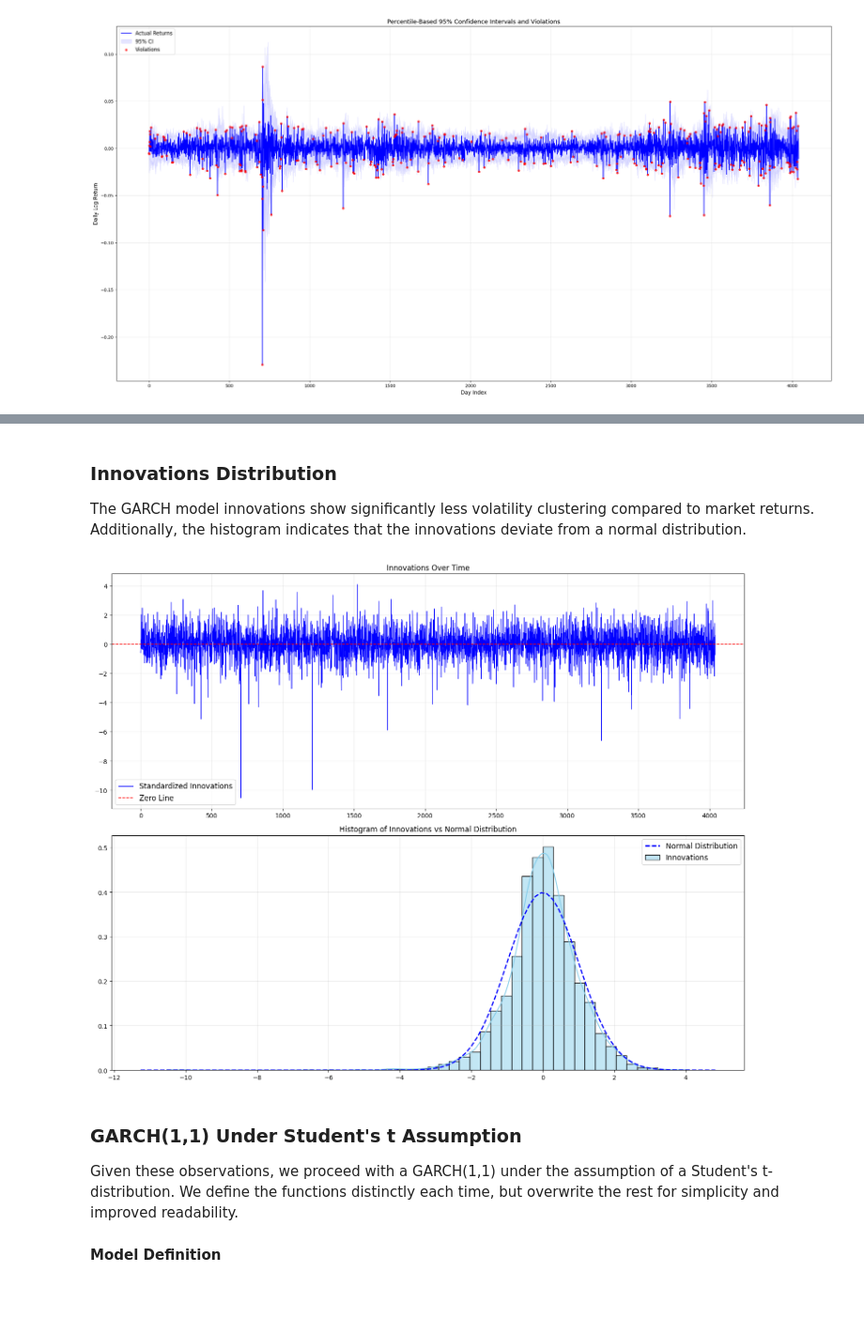
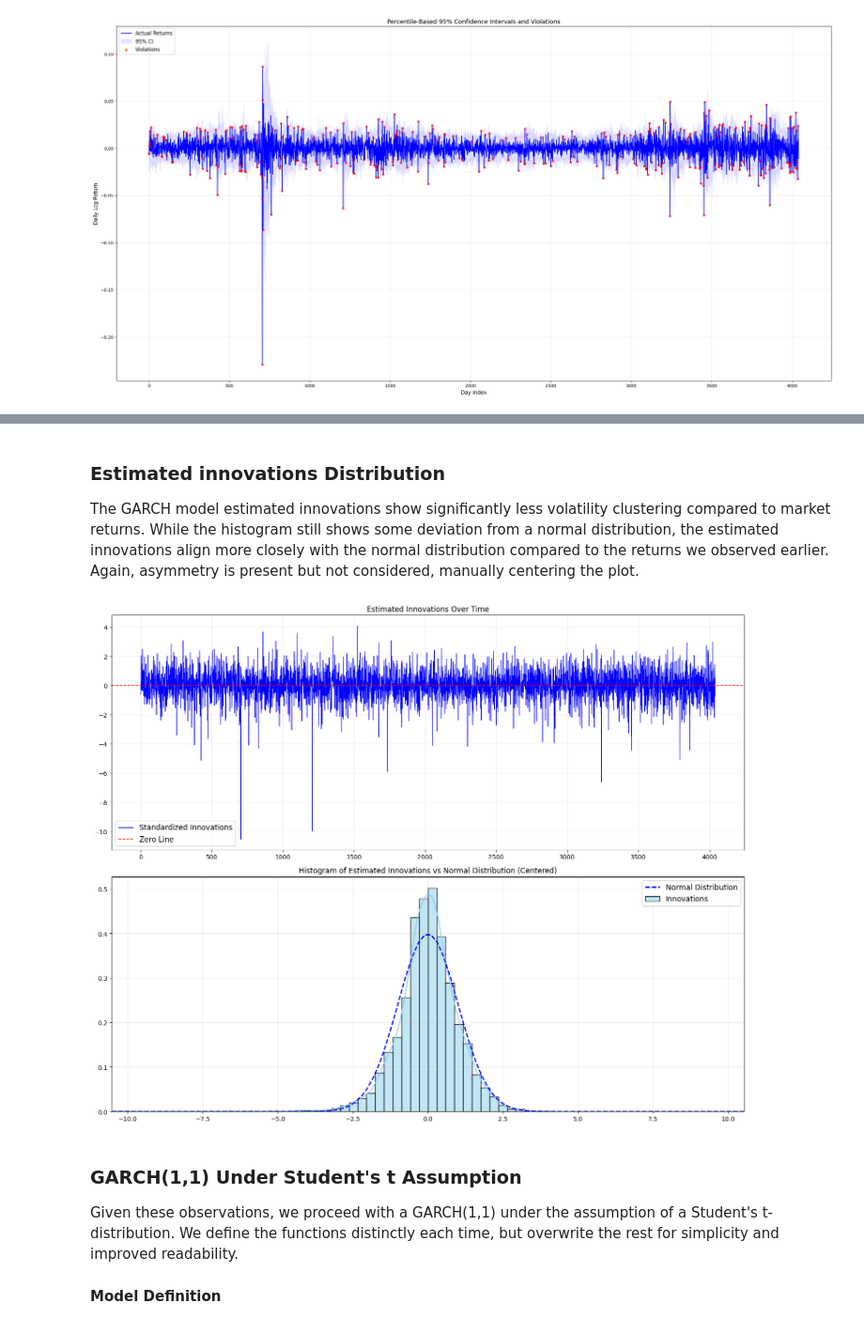
Before and after one commit to Alessandro-Dodon/garch, a Jupyter notebook: Garch.ipynb, the cells around one changed output, grey strips where cells are left out. Shown at 94% size. Cells and saved outputs as stored; diff of their text form; code cells hidden in the pictures; blank space fills up the shorter version.

```diff
--- a/Garch.ipynb
+++ b/Garch.ipynb
@@ -514,37 +519,43 @@ plt.show()
 # %% [markdown]
-### Innovations Distribution
-The GARCH model innovations show significantly less volatility clustering compared to market returns. Additionally, the histogram indicates that the innovations deviate from a normal distribution.
+### Estimated innovations Distribution
+The GARCH model estimated innovations show significantly less volatility clustering compared to market returns. While the histogram still shows some deviation from a normal distribution, the estimated innovations align more closely with the normal distribution compared to the returns we observed earlier. Again, asymmetry is present but not considered, manually centering the plot.
 # %%
 # Compute innovations
 innovations = returns / np.sqrt(filtered_variance)
 # %%
 plt.figure(figsize=(15, 12))
 
 # Plot innovations over time
 plt.subplot(2, 1, 1)
 plt.plot(innovations, color='blue', linewidth=0.8, label='Standardized Innovations')
 plt.axhline(y=0, color='red', linestyle='--', linewidth=1.2, label='Zero Line')
-plt.title("Innovations Over Time")
+plt.title("Estimated Innovations Over Time")
 plt.grid(alpha=0.3)
 plt.legend(fontsize=12)
 
 # Histogram of innovations vs normal distribution
 plt.subplot(2, 1, 2)
 sns.histplot(innovations, bins=50, kde=True, stat="density", color='skyblue', label="Innovations")
-xmin, xmax = plt.xlim()
-x = np.linspace(xmin, xmax, 100)
+
+# Center the histogram by setting symmetric x-limits
+max_abs = max(abs(np.min(innovations)), np.max(innovations))
+plt.xlim(-max_abs, max_abs)
+
+# Overlay the normal distribution
+x = np.linspace(-max_abs, max_abs, 100)
 p = norm.pdf(x, 0, 1)
 plt.plot(x, p, 'b--', linewidth=2, label="Normal Distribution")
-plt.title("Histogram of Innovations vs Normal Distribution")
+
+plt.title("Histogram of Estimated Innovations vs Normal Distribution (Centered)")
 plt.ylabel('')
 plt.grid(alpha=0.3)
 plt.legend(fontsize=12)
 
 # Adjust layout and show the plots
 plt.tight_layout()
 plt.show()
 # %% [output]
-[figure, old version]
+[figure, new version]
 # %% [markdown]
 ### GARCH(1,1) Under Student's t Assumption
 
```
Also changed, not shown: parts of 8 cells of this notebook, 2 other files.
